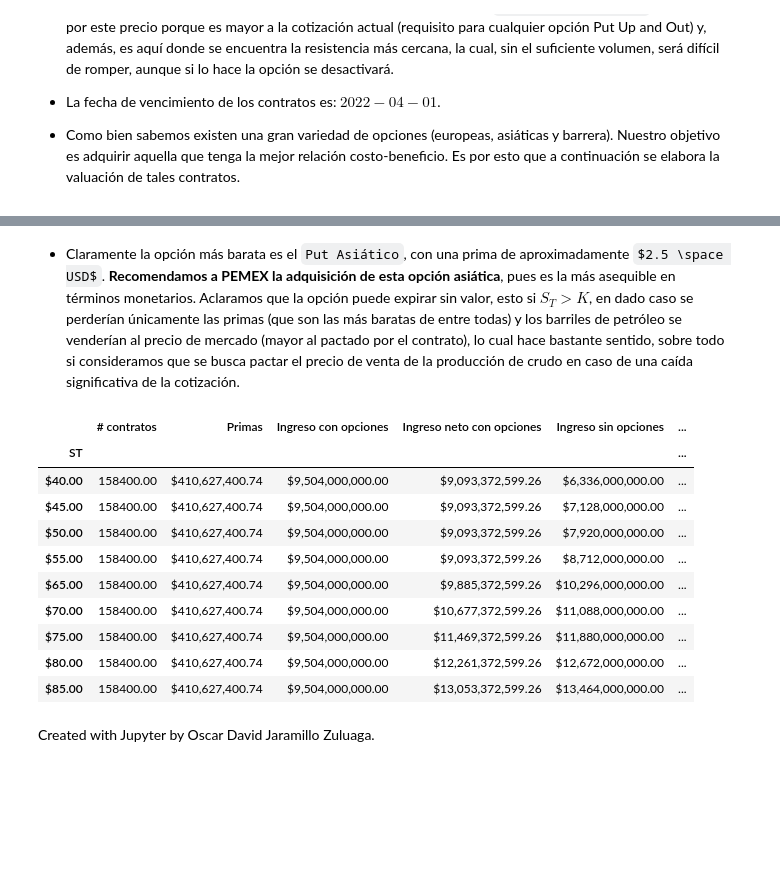
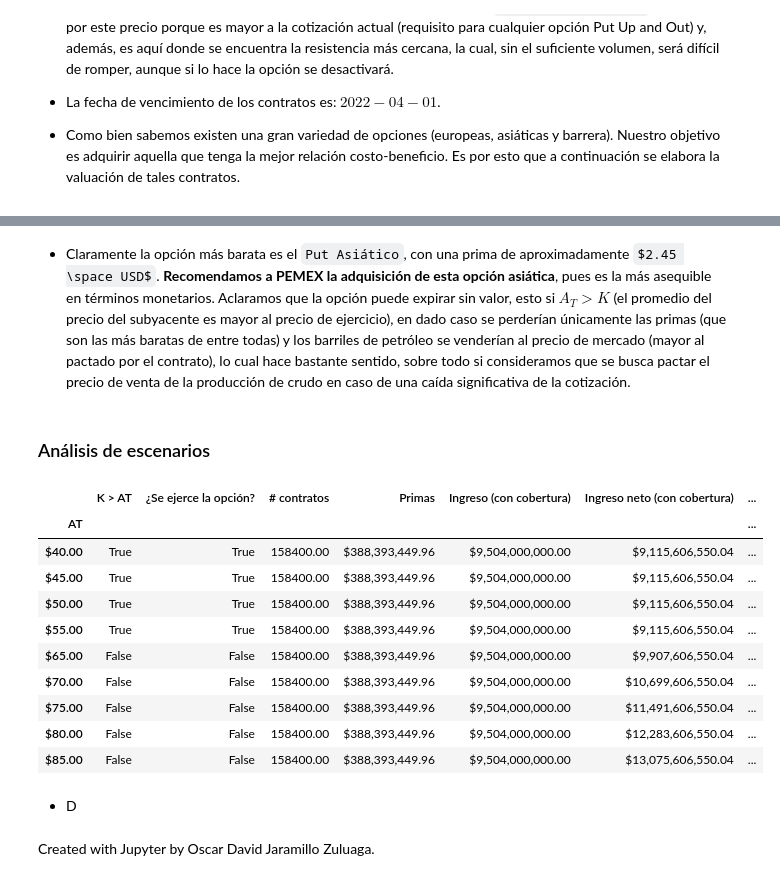
Before and after one commit to diegolazareno/Examen3_SPF, a Jupyter notebook: Examen_Tema3_DALopez.ipynb, the cells around one changed output, grey strips where cells are left out. Saved outputs shown, nothing was run; the diff lists cells and outputs as text; code cells hidden in the pictures; some formulas as TeX source; blank space fills up the shorter version.

```diff
--- a/Examen_Tema3_DALopez.ipynb
+++ b/Examen_Tema3_DALopez.ipynb
@@ -771,25 +781,33 @@ valuation4
 # %% [markdown]
-+ Claramente la opción más barata es el `Put Asiático`, con una prima de aproximadamente $2.5 \space USD$. **Recomendamos a PEMEX la adquisición de esta opción asiática**, pues es la más asequible en términos monetarios. Aclaramos que la opción puede expirar sin valor, esto si $S_T > K$, en dado caso se perderían únicamente las primas (que son las más baratas de entre todas) y los barriles de petróleo se venderían al precio de mercado (mayor al pactado por el contrato), lo cual hace bastante sentido, sobre todo si consideramos que se busca pactar el precio de venta de la producción de crudo en caso de una caída significativa de la cotización.
++ Claramente la opción más barata es el `Put Asiático`, con una prima de aproximadamente $2.45 \space USD$. **Recomendamos a PEMEX la adquisición de esta opción asiática**, pues es la más asequible en términos monetarios. Aclaramos que la opción puede expirar sin valor, esto si $A_T > K$ (el promedio del precio del subyacente es mayor al precio de ejercicio), en dado caso se perderían únicamente las primas (que son las más baratas de entre todas) y los barriles de petróleo se venderían al precio de mercado (mayor al pactado por el contrato), lo cual hace bastante sentido, sobre todo si consideramos que se busca pactar el precio de venta de la producción de crudo en caso de una caída significativa de la cotización.
+# %% [markdown]
+### Análisis de escenarios
 # %%
-cols = ["ST", "# contratos", "Primas", "Ingreso con opciones", "Ingreso neto con opciones",
-        "Ingreso sin opciones", "Costo de oportunidad"]
+cols = ["AT", "# contratos", "Primas", "Ingreso (con cobertura)", "Ingreso neto (con cobertura)",
+        "Ingreso (sin cobertura)", "Costo de oportunidad"]
 ST4 = [40, 45, 50, 55, 65, 70, 75, 80, 85]
 results4 = [simulation(predictionsOilBarrels.iloc[0, 0] * 1000000, 1000, K4, i,
                        valuation4.loc["Put Asiático R.", "Prima"], "Put") for i in ST4]
-results4DF = pd.DataFrame(results4, columns = cols).set_index(["ST"])
-results4DF
+results4DF = pd.DataFrame(results4, columns = cols).set_index(["AT"])
+cols.remove("AT")
+results4DF["K > AT"] = K4 > np.array(ST4)
+results4DF["¿Se ejerce la opción?"] = [True if i == True else False for i in results4DF["K > AT"]]
+
+results4DF[["K > AT", "¿Se ejerce la opción?"] + cols]
 # %% [output]
-|  | # contratos | Primas | Ingreso con opciones | Ingreso neto con opciones | Ingreso sin opciones | ... |
-| ST |  |  |  |  |  | ... |
-| $40.00 | 158400.00 | $410,627,400.74 | $9,504,000,000.00 | $9,093,372,599.26 | $6,336,000,000.00 | ... |
-| $45.00 | 158400.00 | $410,627,400.74 | $9,504,000,000.00 | $9,093,372,599.26 | $7,128,000,000.00 | ... |
-| $50.00 | 158400.00 | $410,627,400.74 | $9,504,000,000.00 | $9,093,372,599.26 | $7,920,000,000.00 | ... |
-| $55.00 | 158400.00 | $410,627,400.74 | $9,504,000,000.00 | $9,093,372,599.26 | $8,712,000,000.00 | ... |
-| $65.00 | 158400.00 | $410,627,400.74 | $9,504,000,000.00 | $9,885,372,599.26 | $10,296,000,000.00 | ... |
-| $70.00 | 158400.00 | $410,627,400.74 | $9,504,000,000.00 | $10,677,372,599.26 | $11,088,000,000.00 | ... |
-| $75.00 | 158400.00 | $410,627,400.74 | $9,504,000,000.00 | $11,469,372,599.26 | $11,880,000,000.00 | ... |
-| $80.00 | 158400.00 | $410,627,400.74 | $9,504,000,000.00 | $12,261,372,599.26 | $12,672,000,000.00 | ... |
-| $85.00 | 158400.00 | $410,627,400.74 | $9,504,000,000.00 | $13,053,372,599.26 | $13,464,000,000.00 | ... |
+|  | K > AT | ¿Se ejerce la opción? | # contratos | Primas | Ingreso (con cobertura) | Ingreso neto (con cobertura) | ... |
+| AT |  |  |  |  |  |  | ... |
+| $40.00 | True | True | 158400.00 | $388,393,449.96 | $9,504,000,000.00 | $9,115,606,550.04 | ... |
+| $45.00 | True | True | 158400.00 | $388,393,449.96 | $9,504,000,000.00 | $9,115,606,550.04 | ... |
+| $50.00 | True | True | 158400.00 | $388,393,449.96 | $9,504,000,000.00 | $9,115,606,550.04 | ... |
+| $55.00 | True | True | 158400.00 | $388,393,449.96 | $9,504,000,000.00 | $9,115,606,550.04 | ... |
+| $65.00 | False | False | 158400.00 | $388,393,449.96 | $9,504,000,000.00 | $9,907,606,550.04 | ... |
+| $70.00 | False | False | 158400.00 | $388,393,449.96 | $9,504,000,000.00 | $10,699,606,550.04 | ... |
+| $75.00 | False | False | 158400.00 | $388,393,449.96 | $9,504,000,000.00 | $11,491,606,550.04 | ... |
+| $80.00 | False | False | 158400.00 | $388,393,449.96 | $9,504,000,000.00 | $12,283,606,550.04 | ... |
+| $85.00 | False | False | 158400.00 | $388,393,449.96 | $9,504,000,000.00 | $13,075,606,550.04 | ... |
+# %% [markdown]
++ D
 # %% [markdown]
 <script>
   $(document).ready(function(){
```
Also changed, not shown: parts of 11 cells of this notebook.
